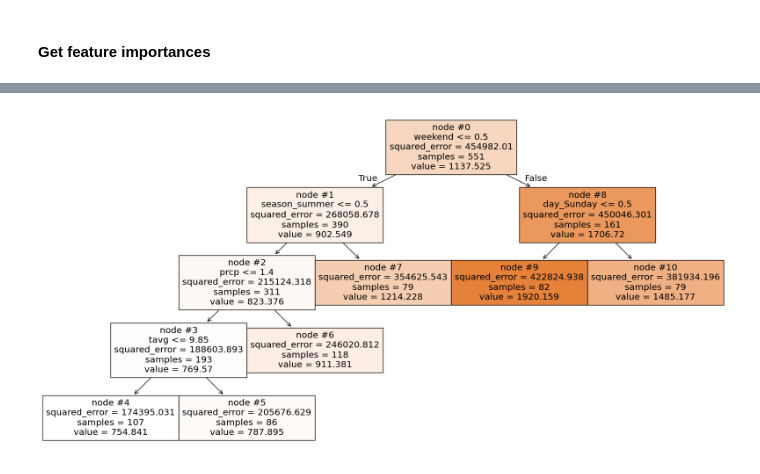
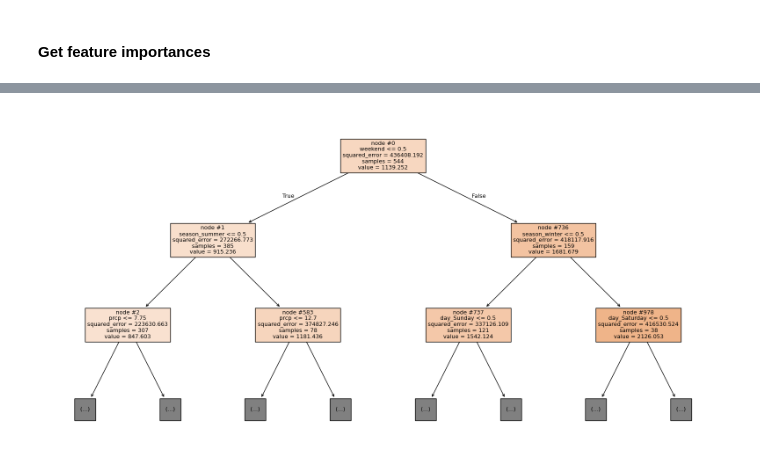
Before and after one commit to celiason/museum-visitor-model, a Jupyter notebook: sentiment.ipynb, the cells around one changed output, grey strips where cells are left out. Cells and saved outputs as stored; diff of their text form; code cells hidden in the pictures.

```diff
--- a/sentiment.ipynb
+++ b/sentiment.ipynb
@@ -160,6 +152,6 @@ tweets.loc[:, ('Content_cleaned','Content')]
 # %%
-tweets['Sentiment'] = tweets['Content_cleaned'].apply(get_post_sentiment)
-tweets['Sentiment_value'] = tweets['Content_cleaned'].apply(get_post_sentiment_value)
+tweets['Sentiment'] = tweets['Content_cleaned'].apply(get_post_sentiment_vad)
+tweets['Sentiment_value'] = tweets['Content_cleaned'].apply(get_post_sentiment_vad_value)
 tweets.head()
 
 # save output
@@ -723,6 +919,6 @@ from sklearn.metrics import mean_squared_error
 from math import sqrt
 
 # Do decision tree regression
-dtree = DecisionTreeRegressor(max_depth=5, min_samples_leaf=0.13, random_state=3)
+dtree = DecisionTreeRegressor(max_depth=None, random_state=42)
 dtree.fit(X_train, y_train)
 # %% [output]
@@ -749,5 +977,5 @@ print(r2_score(y_test, pred_test_tree))
 # %%
-model_rf = RandomForestRegressor(n_estimators=5000, oob_score=True, random_state=100, max_depth = None)
+model_rf = RandomForestRegressor(n_estimators=5000, oob_score=True, random_state=100)
 model_rf.fit(X_train, y_train)
 # %% [output]
 RandomForestRegressor(n_estimators=5000, oob_score=True, random_state=100)
@@ -818,24 +1114,0 @@ m.view(depth_range_to_display=[0,1,2,3,4])
-# %%
-# try this shit out
-
-import dtreeviz
-
-from sklearn.tree import DecisionTreeClassifier
-from sklearn.preprocessing import LabelEncoder
-
-# Encode target labels
-label_encoder = LabelEncoder()
-y_train_encoded = label_encoder.fit_transform(y_train)
-
-clf = DecisionTreeClassifier(max_depth=4)
-
-clf.fit(X_train, y_train_encoded)
-
-# tmp = dtreeviz.model(clf, X_train, y_train_encoded)
-
-# tmp.view(scale=1.2)
-
-# viz_model = dtreeviz.model(clf,
-#                            X_train=X_train, y_train=y_train)
-
-# viz_model.view(scale=1.2)
@@ -913,19 +1183,14 @@ plt.show()
 # %%
 from sklearn import tree
 
 import matplotlib.pyplot as plt
 
 # Get the feature names
 feature_names = X_train.columns
 
-# Find the indices of the nodes that involve the 'prcp' feature
-prcp_indices = [x == 'prcp' for x in feature_names]
-# prcp_indices
-
-
-# Plot the tree with only the nodes involving 'prcp'
+# Plot the tree
 plt.figure(figsize=(20, 10))
-tree.plot_tree(dtree, feature_names=feature_names, max_depth=5, filled=True, node_ids=True)
+tree.plot_tree(dtree, feature_names=feature_names, max_depth=2, filled=True, node_ids=True)
 plt.show()
 # %% [output]
-[figure, old version]
+[figure, new version]
```
Also changed, not shown: parts of 68 cells of this notebook, 5 other files.
